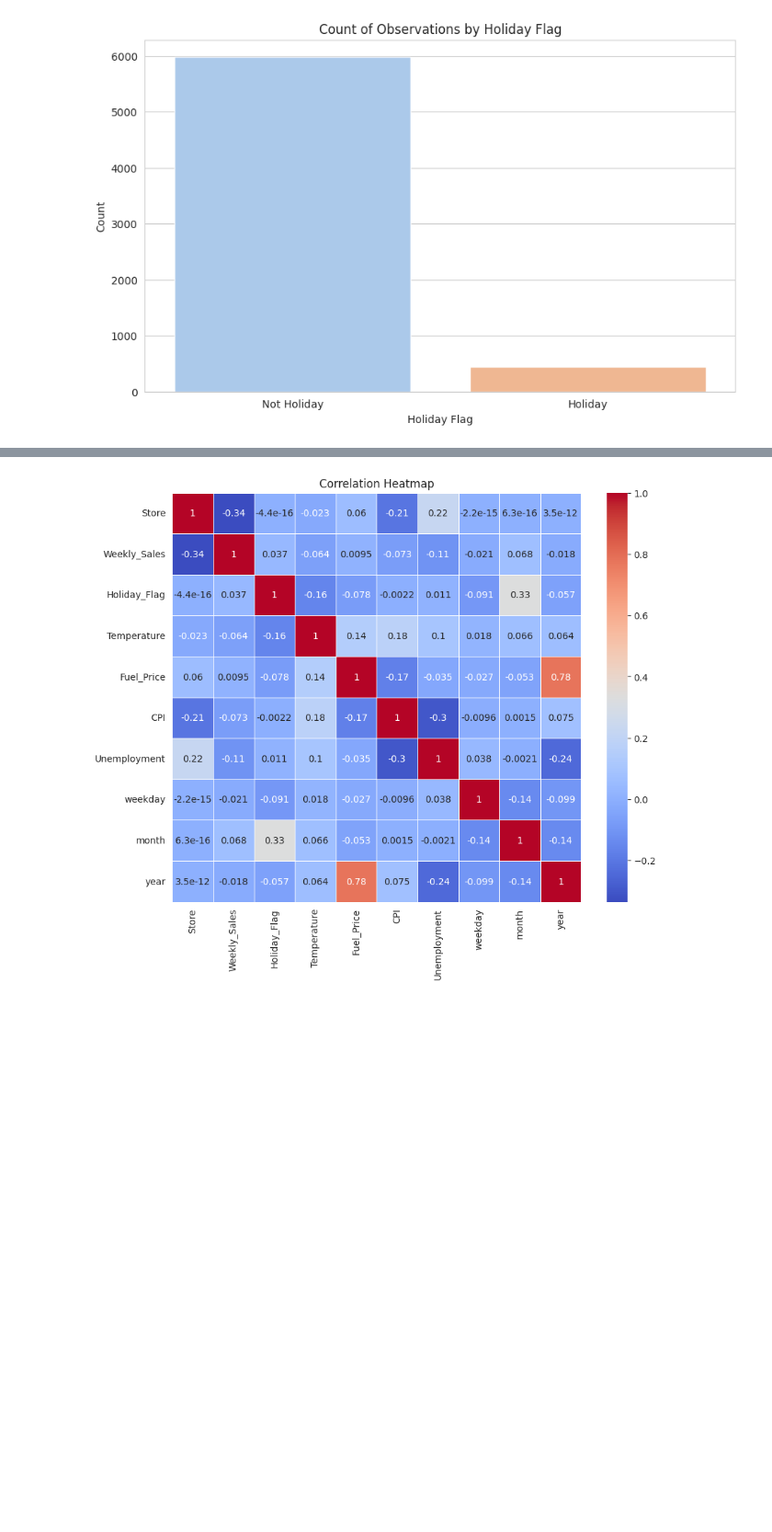
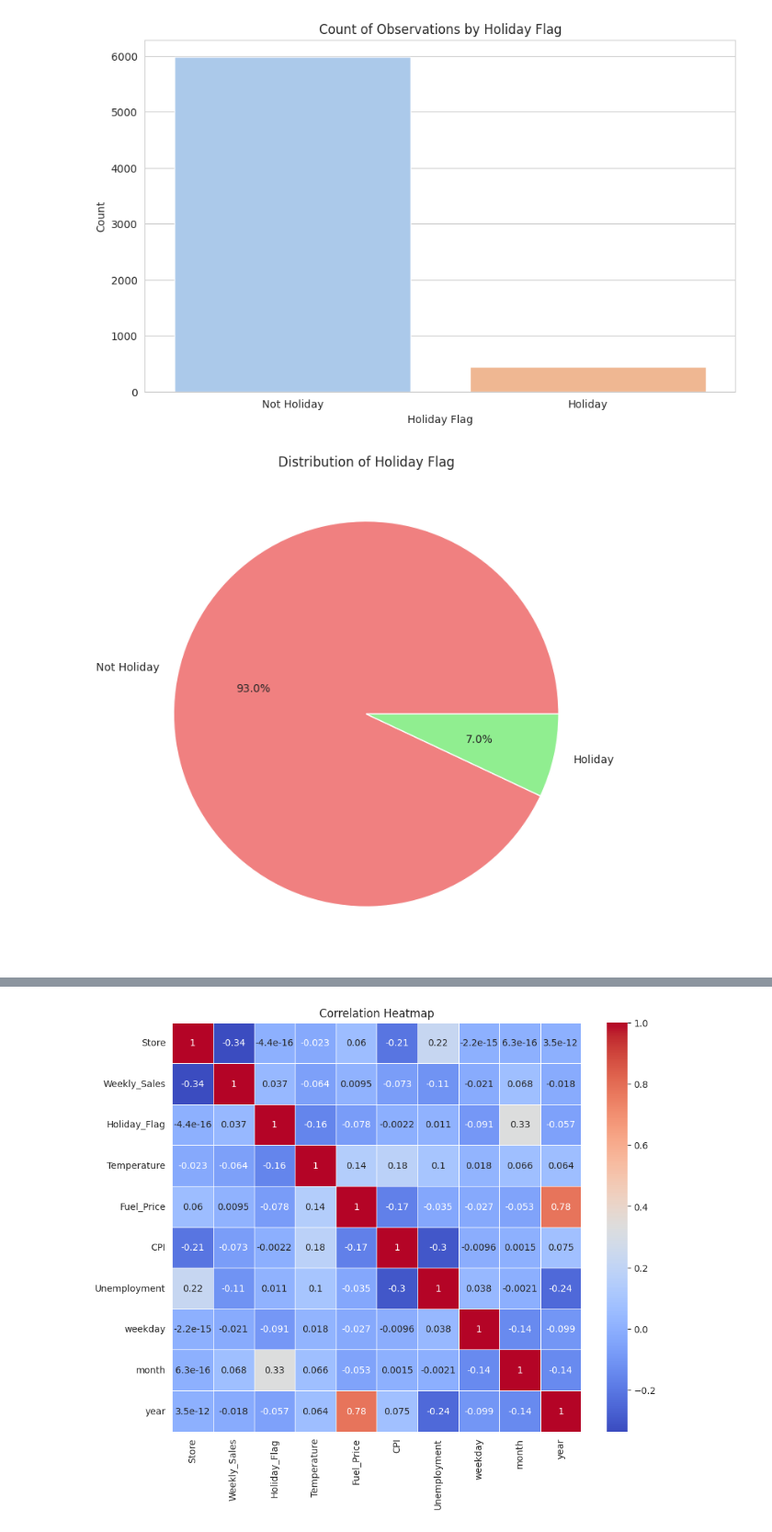
Before and after one commit to MansurPro/walmart_dataset, a Jupyter notebook: walmart_dataset.ipynb, the cells around one changed output, grey strips where cells are left out. Shown at 92% size. Cells and saved outputs as stored; diff of their text form; code cells hidden in the pictures; blank space fills up the shorter version.

```diff
--- a/walmart_dataset.ipynb
+++ b/walmart_dataset.ipynb
@@ -261,3 +253,12 @@ Passing `palette` without assigning `hue` is deprecated and will be removed in v
 
   sns.countplot(data=data, x="Holiday_Flag", palette='pastel')
 [figure]
+# %%
+# Create a pie chart
+# Create a pie chart
+plt.figure(figsize=(8, 8))
+plt.pie(data['Holiday_Flag'].value_counts(), labels=['Not Holiday', 'Holiday'], autopct='%1.1f%%', colors=['lightcoral', 'lightgreen'])
+plt.title('Distribution of Holiday Flag')
+plt.show()
+# %% [output]
+[figure, added]
```
Also changed, not shown: parts of 81 cells of this notebook.
